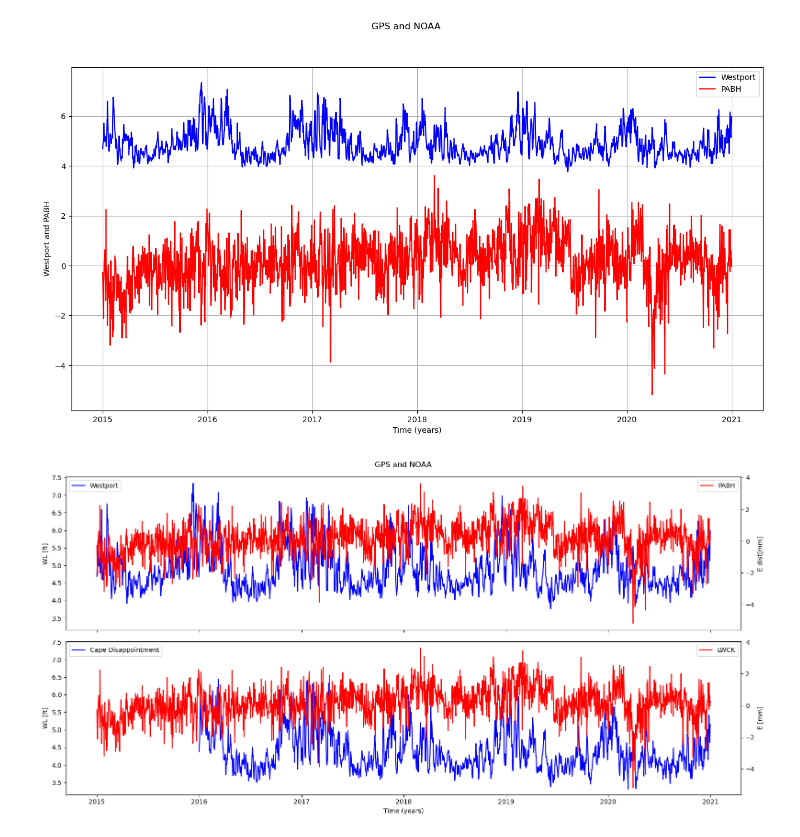
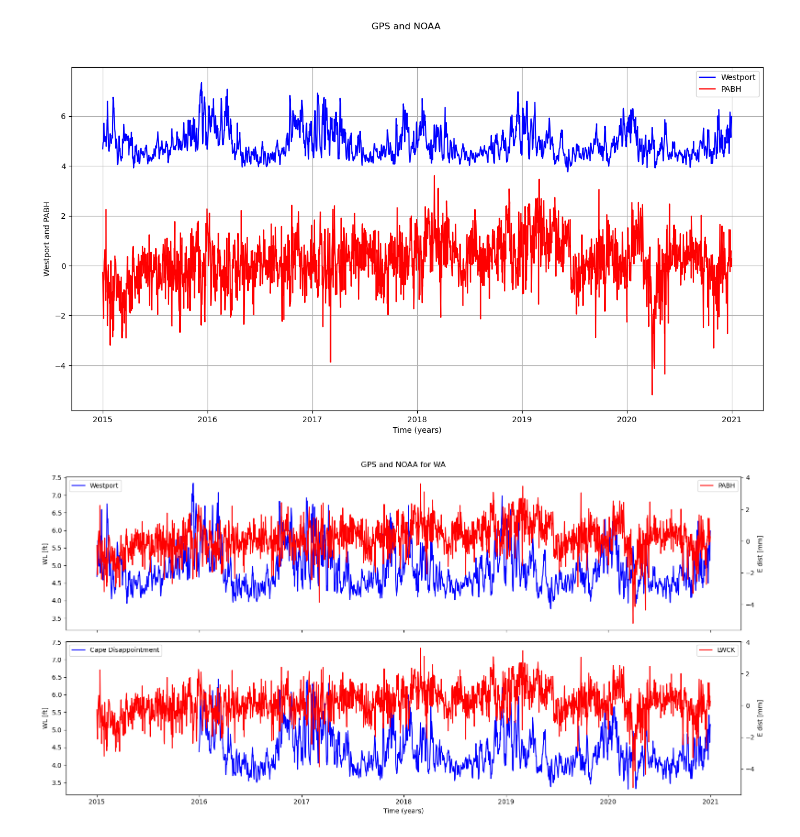
Before and after one commit to Benz-Poobua/Undergrad-Research-2, a Jupyter notebook: GPS-NOAA geodetic-climatic data.ipynb, the cells around one changed output. Drawn from its saved outputs; the diff is of its cells as text; code cells hidden in the pictures.

```diff
--- a/GPS-NOAA geodetic-climatic data.ipynb
+++ b/GPS-NOAA geodetic-climatic data.ipynb
@@ -598,51 +598,50 @@ plt.show()
 # %% [output]
 [figure]
 # %%
-import seaborn as sns
+#WA
 
 fig, axes = plt.subplots(2, 1, figsize=(16, 8), sharex=True)
 
-fig.suptitle('GPS and NOAA')
+fig.suptitle('GPS and NOAA for WA')
 
-# Plot Westport and PABH
-# Westport
+#Plot Westport and PABH
+#Westport
 sns.lineplot(data=Westport_2015_2020_resampled, x=Westport_2015_2020_resampled.index, y='Verified (ft)', ax=axes[0], color='blue', label='Westport')
 axes[0].set_ylabel('WL [ft]', color='black')
 
-# PABH
+#PABH
 ax2 = axes[0].twinx()
 sns.lineplot(data=PABH_e_filtered, x=PABH_e_filtered.index, y='RESIDUALS', ax=ax2, color='red', label='PABH')
-ax2.set_ylabel('E dist[mm]', color='black')
+ax2.set_ylabel('E dist [mm]', color='black')
 
 axes[0].set_xlabel('Time (years)')
 axes[0].legend(loc='upper left')
 ax2.legend(loc='upper right')
 
-# Plot Cape Disappointment and LWCK
-# Cape Disappointment
+#Plot Cape Disappointment and LWCK
+#Cape Disappointment
 sns.lineplot(data=Cape_Disappointment_2015_2020_resampled, x=Cape_Disappointment_2015_2020_resampled.index, y='Verified (ft)', ax=axes[1], color='blue', label='Cape Disappointment')
 axes[1].set_ylabel('WL [ft]', color='black')
 
-# LWCK
+#LWCK
 ax3 = axes[1].twinx()
-# Plot LWCK data
 sns.lineplot(data=PABH_e_filtered, x=PABH_e_filtered.index, y='RESIDUALS', ax=ax3, color='red', label='LWCK')
-ax3.set_ylabel('E [mm]', color='black')
+ax3.set_ylabel('E dist [mm]', color='black')
 
-# Set common x-axis label
+#Set common x-axis label
 axes[1].set_xlabel('Time (years)')
 
-# Normalize y-axes for both left and right sides
+#Normalize y-axes for both left and right sides
 min_y = min(axes[0].get_ylim()[0], axes[1].get_ylim()[0])
 max_y = max(axes[0].get_ylim()[1], axes[1].get_ylim()[1])
 axes[0].set_ylim(min_y, max_y)
 axes[1].set_ylim(min_y, max_y)
 
-# Show legend for both lines
+#Show legend for both lines
 axes[1].legend(loc='upper left')
 ax3.legend(loc='upper right')
 
 plt.tight_layout()
 plt.show()
 # %% [output]
-[figure, old version]
+[figure, new version]
```
Also changed, not shown: parts of 4 cells of this notebook.
